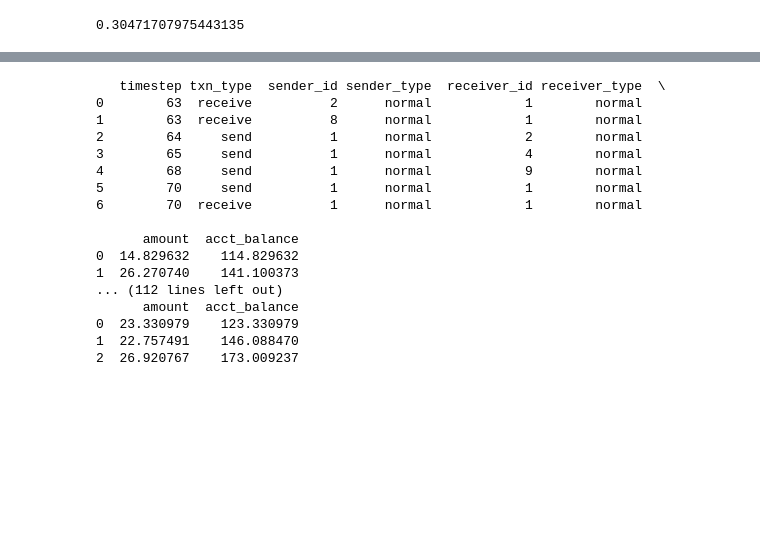
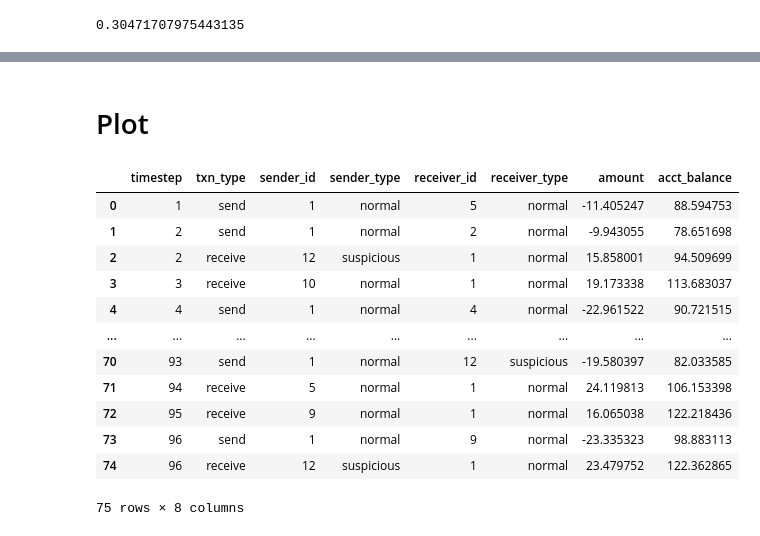
Before and after one commit to nouyang/fake-banking-data, a Jupyter notebook: 0b - main_pt2.ipynb, the cells around one changed output, grey strips where cells are left out. Drawn from its saved outputs; the diff is of its cells as text; code cells hidden in the pictures; blank space fills up the shorter version.

```diff
--- a/0b - main_pt2.ipynb
+++ b/0b - main_pt2.ipynb
@@ -144,22 +159,19 @@ class BankAgent(ap.Agent):
 # %% [markdown]
 # parameters
 # %%
-        #self.txn_value_rng = p.rng
-        #self.txn_probabilities = p.txn_probabilities
-        ##self.p.type = 'default'
-        #self.type = self.p.type
-        #self.acct_balance = self.p.init_acct_balance
+NUM_AGENTS_PER_TYPE = {
+    'normal': 1000,
+    'suspicious': 100,
+}
 
 MEAN_TXN_HRS = {'normal':14,
                 'suspicious':22}
+
 MINS_PER_STEP = 15
 
 MEAN_TXN_AMOUNTS = {'normal':250,
                 'suspicious':50}
 
-NUM_AGENTS_PER_TYPE = {'normal': 10,
-    'suspicious': 2
-}
 
 parameters = {
     'num_agents_per_type': NUM_AGENTS_PER_TYPE,
@@ -269,4 +278,6 @@ Run time: 0:00:00.239107
 Simulation finished
+# %% [markdown]
+# Plot
 # %%
 # For plotting
 def timestep_to_time(timestep):
@@ -276,26 +287,24 @@ def timestep_to_time(timestep):
     new_time = date_and_time + time_change
     return new_time
 # %%
-for agent in model.agents:
-    print(agent.txns)
+if DEBUG:
+    for agent in model.agents:
+        print(agent.txns)
+display(model.agents[0].txns)
 # %% [output]
+|  | timestep | txn_type | sender_id | sender_type | receiver_id | receiver_type | amount | acct_balance |
+| 0 | 1 | send | 1 | normal | 5 | normal | -11.405247 | 88.594753 |
+| 1 | 2 | send | 1 | normal | 2 | normal | -9.943055 | 78.651698 |
+| 2 | 2 | receive | 12 | suspicious | 1 | normal | 15.858001 | 94.509699 |
+| 3 | 3 | receive | 10 | normal | 1 | normal | 19.173338 | 113.683037 |
+| 4 | 4 | send | 1 | normal | 4 | normal | -22.961522 | 90.721515 |
+| ... | ... | ... | ... | ... | ... | ... | ... | ... |
+| 70 | 93 | send | 1 | normal | 12 | suspicious | -19.580397 | 82.033585 |
+| 71 | 94 | receive | 5 | normal | 1 | normal | 24.119813 | 106.153398 |
+| 72 | 95 | receive | 9 | normal | 1 | normal | 16.065038 | 122.218436 |
+| 73 | 96 | send | 1 | normal | 9 | normal | -23.335323 | 98.883113 |
+| 74 | 96 | receive | 12 | suspicious | 1 | normal | 23.479752 | 122.362865 |
-   timestep txn_type  sender_id sender_type  receiver_id receiver_type  \
-0        63  receive          2      normal            1        normal
-1        63  receive          8      normal            1        normal
-2        64     send          1      normal            2        normal
-3        65     send          1      normal            4        normal
-4        68     send          1      normal            9        normal
-5        70     send          1      normal            1        normal
-6        70  receive          1      normal            1        normal
-
-      amount  acct_balance
-0  14.829632    114.829632
-1  26.270740    141.100373
-... (112 lines left out)
-      amount  acct_balance
-0  23.330979    123.330979
-1  22.757491    146.088470
-2  26.920767    173.009237
+75 rows × 8 columns
 # %%
 # transaction amount, sender, receiver, timestamp
 # %%
```
Also changed, not shown: parts of 11 cells of this notebook.
